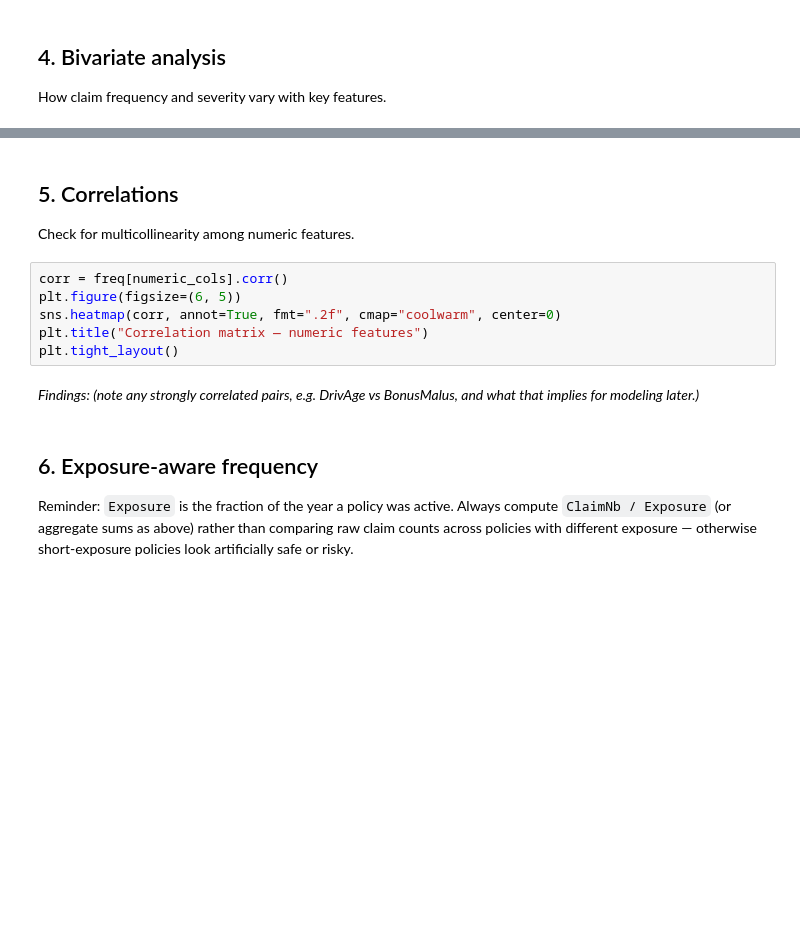
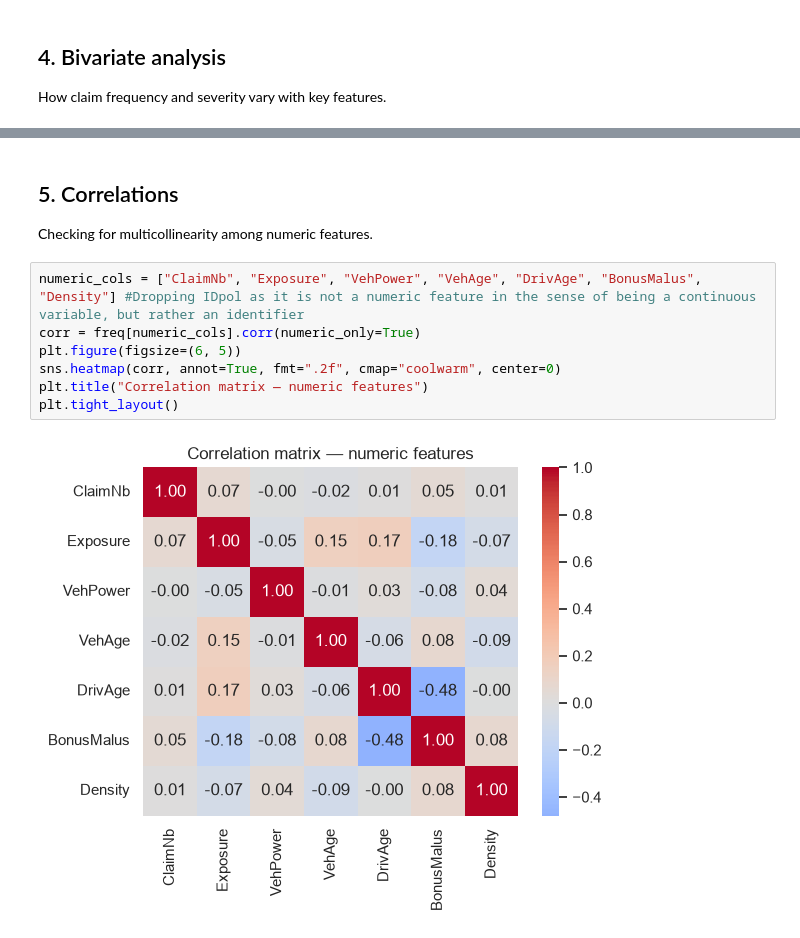
Before and after one commit to rishisatyarthy-star/RiskLabAnalysis, a Jupyter notebook: notebooks/01_data_exploration.ipynb, the cells around one changed output, grey strips where cells are left out. Drawn from its saved outputs; the diff is of its cells as text; blank space fills up the shorter version.

```diff
--- a/notebooks/01_data_exploration.ipynb
+++ b/notebooks/01_data_exploration.ipynb
@@ -416,16 +456,13 @@ plt.tight_layout()
 # %% [markdown]
 ## 5. Correlations
 
-Check for multicollinearity among numeric features.
+Checking for multicollinearity among numeric features.
 # %%
-corr = freq[numeric_cols].corr()
+numeric_cols = ["ClaimNb", "Exposure", "VehPower", "VehAge", "DrivAge", "BonusMalus", "Density"] #Dropping IDpol as it is not a numeric feature in the sense of being a continuous variable, but rather an identifier
+corr = freq[numeric_cols].corr(numeric_only=True)
 plt.figure(figsize=(6, 5))
 sns.heatmap(corr, annot=True, fmt=".2f", cmap="coolwarm", center=0)
 plt.title("Correlation matrix — numeric features")
 plt.tight_layout()
+# %% [output]
+[figure, added]
-# %% [markdown]
-*Findings: (note any strongly correlated pairs, e.g. DrivAge vs BonusMalus, and what that implies for modeling later.)*
-# %% [markdown]
-## 6. Exposure-aware frequency
-
-Reminder: `Exposure` is the fraction of the year a policy was active. Always compute `ClaimNb / Exposure` (or aggregate sums as above) rather than comparing raw claim counts across policies with different exposure — otherwise short-exposure policies look artificially safe or risky.
```
Also changed, not shown: parts of 14 cells of this notebook.
